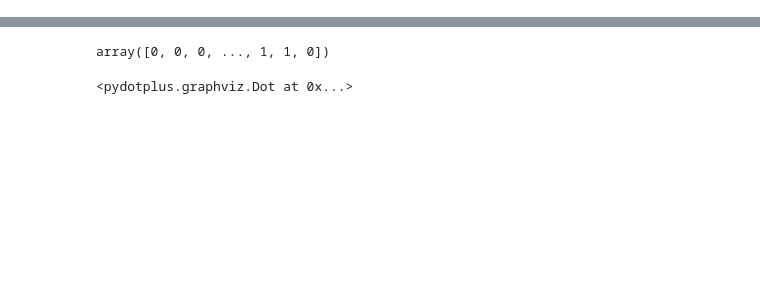
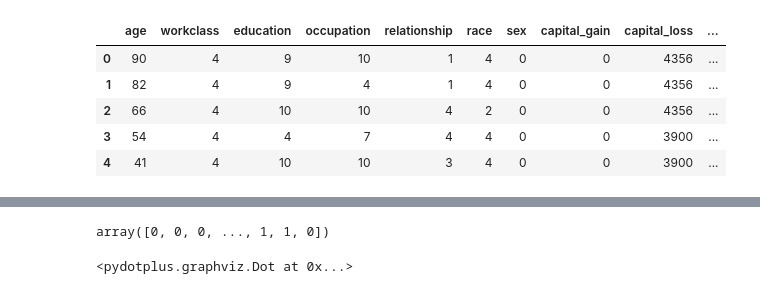
Before and after one commit to arthurjacom/Machine_Learning, a Jupyter notebook: census_income/decision_tree.ipynb, the cells around one changed output, grey strips where cells are left out. Drawn from its saved outputs; the diff is of its cells as text; code cells hidden in the pictures; blank space fills up the shorter version.

```diff
--- a/census_income/decision_tree.ipynb
+++ b/census_income/decision_tree.ipynb
@@ -81,3 +79,12 @@ adlt.drop(['fnlwgt', 'education', 'marital.status'], axis=1, inplace=True)
+# %%
+adlt.head()
+# %% [output]
+|  | age | workclass | education | occupation | relationship | race | sex | capital_gain | capital_loss | ... |
+| 0 | 90 | 4 | 9 | 10 | 1 | 4 | 0 | 0 | 4356 | ... |
+| 1 | 82 | 4 | 9 | 4 | 1 | 4 | 0 | 0 | 4356 | ... |
+| 2 | 66 | 4 | 10 | 10 | 4 | 2 | 0 | 0 | 4356 | ... |
+| 3 | 54 | 4 | 4 | 7 | 4 | 4 | 0 | 0 | 3900 | ... |
+| 4 | 41 | 4 | 10 | 10 | 3 | 4 | 0 | 0 | 3900 | ... |
 # %%
 adlt.describe(include='all')
 # %% [output]
```
Also changed, not shown: parts of 12 cells of this notebook.
